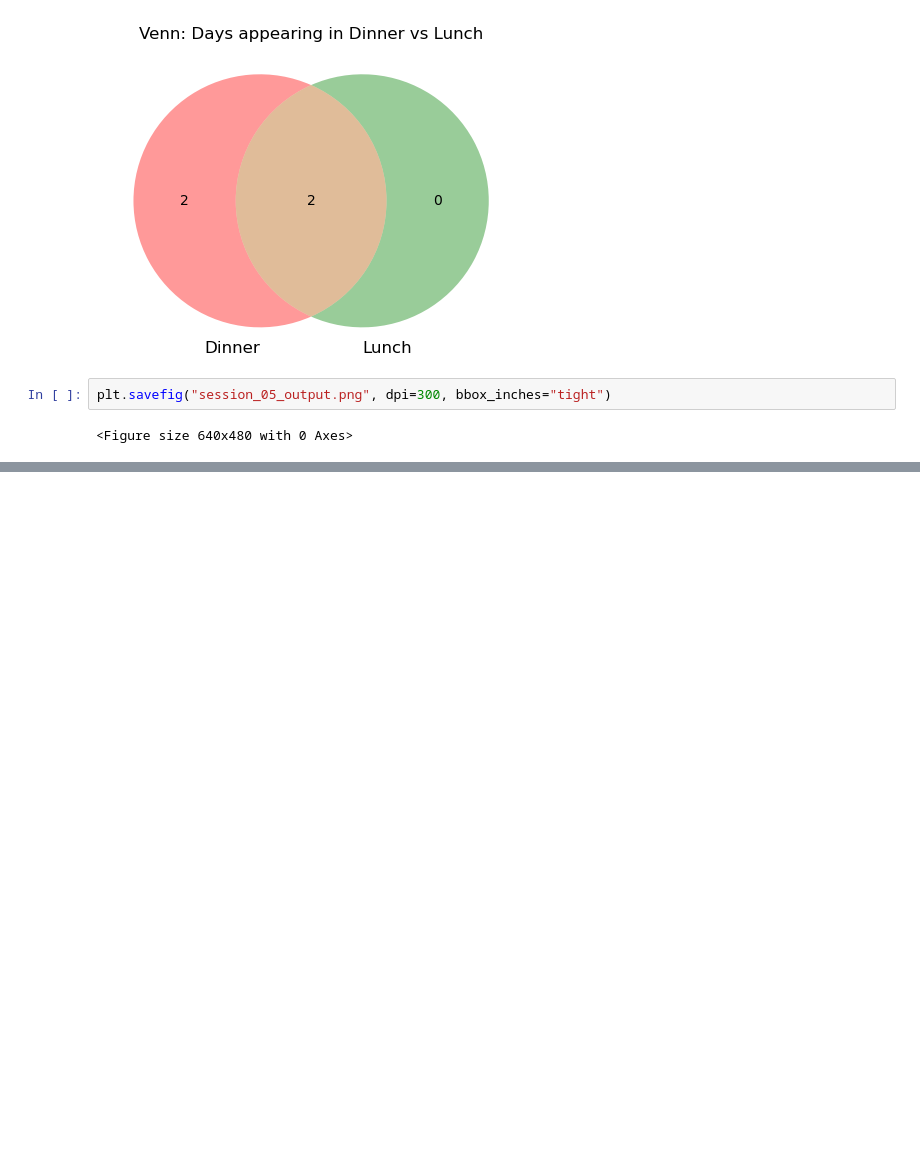
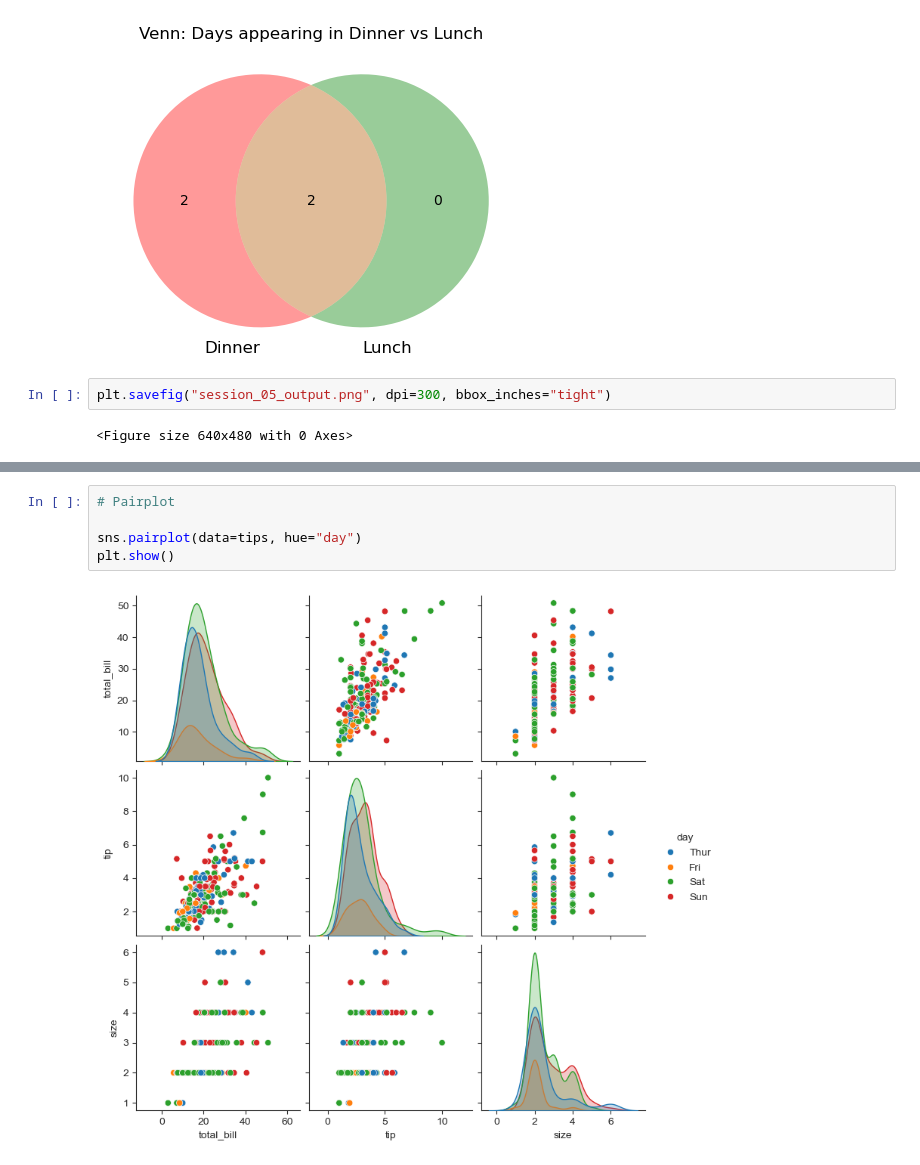
Before and after one commit to katariamonika/visualization, a Jupyter notebook: 02_activities/assignments/participation/session_05.ipynb, the cells around one changed output, grey strips where cells are left out. Cells and saved outputs as stored; diff of their text form; blank space fills up the shorter version.

```diff
--- a/02_activities/assignments/participation/session_05.ipynb
+++ b/02_activities/assignments/participation/session_05.ipynb
@@ -132,0 +199,7 @@ plt.savefig("session_05_output.png", dpi=300, bbox_inches="tight")
+# %%
+# Pairplot
+
+sns.pairplot(data=tips, hue="day")
+plt.show()
+# %% [output]
+[figure, added]
```
Also changed, not shown: parts of 6 cells of this notebook.
